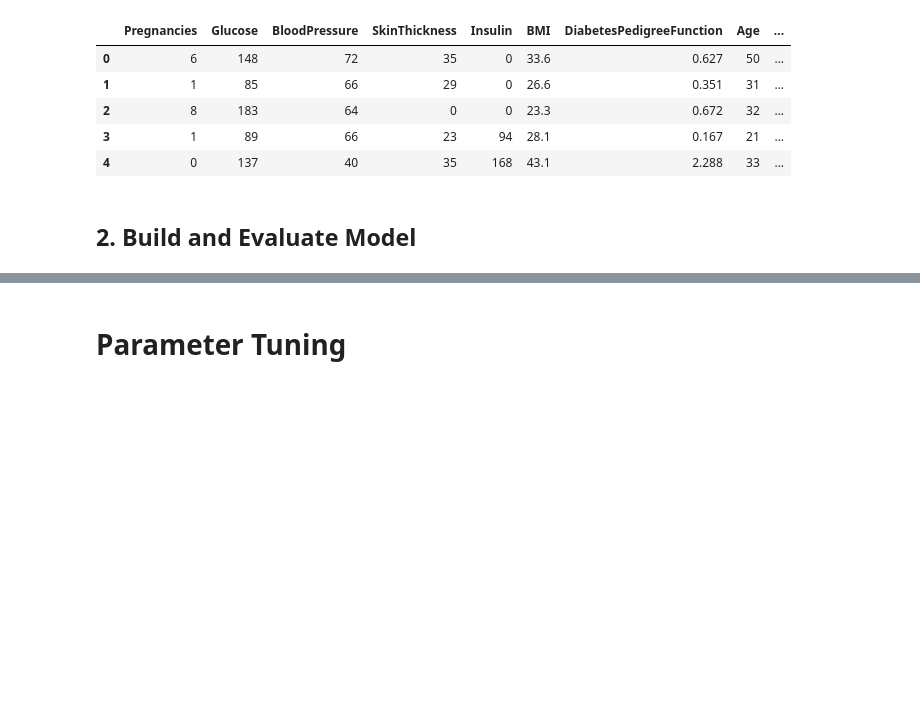
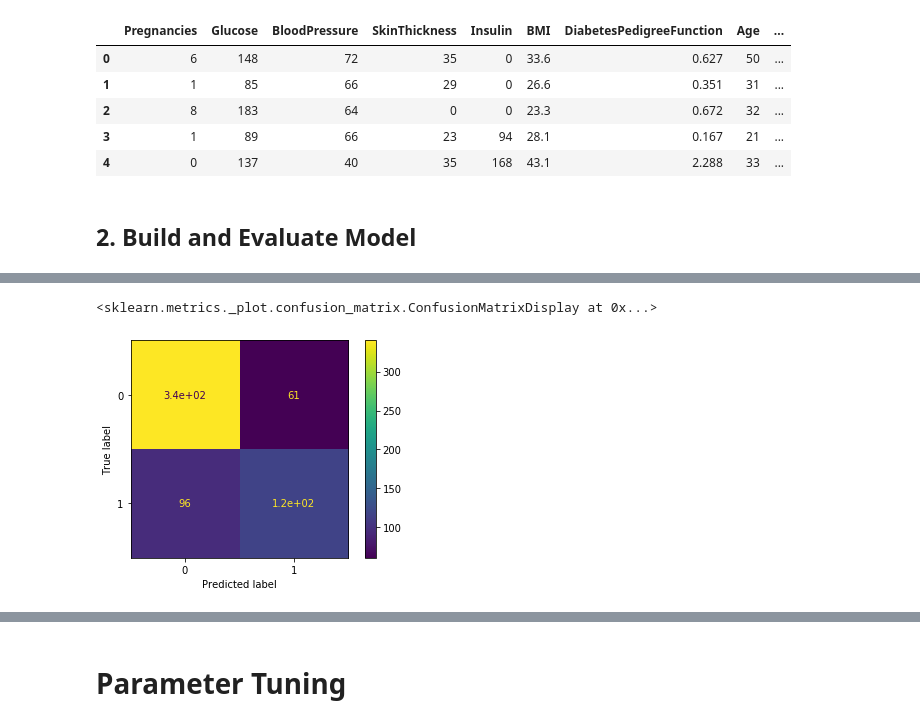
Before and after one commit to chelseaparlett/CPSC392ParlettPelleriti, a Jupyter notebook: Lectures/LectureNotebooks/KNN--Class 14.ipynb, the cells around one changed output, grey strips where cells are left out. Saved outputs shown, nothing was run; the diff lists cells and outputs as text; code cells hidden in the pictures; blank space fills up the shorter version.

```diff
--- a/Lectures/LectureNotebooks/KNN--Class 14.ipynb
+++ b/Lectures/LectureNotebooks/KNN--Class 14.ipynb
@@ -132,0 +132,5 @@ plot_confusion_matrix(knn, Xz_test, y_test)
+# %%
+plot_confusion_matrix(knn, X_train, y_train)
+# %% [output]
+<sklearn.metrics._plot.confusion_matrix.ConfusionMatrixDisplay at 0x...>
+[figure, added]
```
Also changed, not shown: parts of 19 cells of this notebook, 1 other file.
